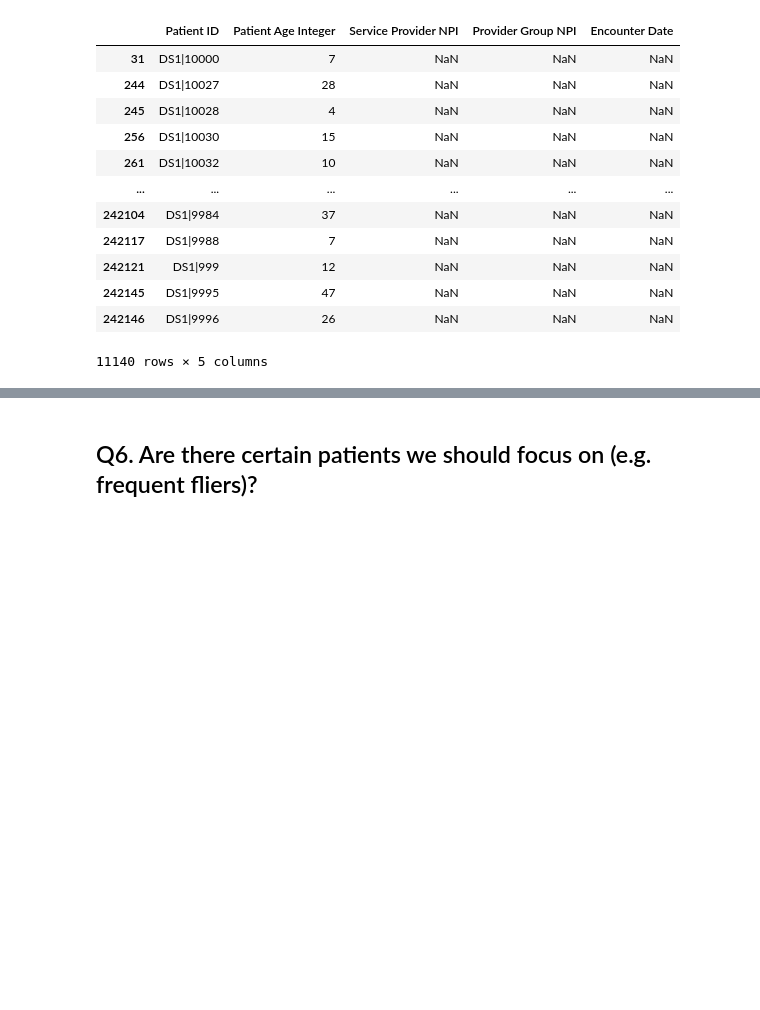
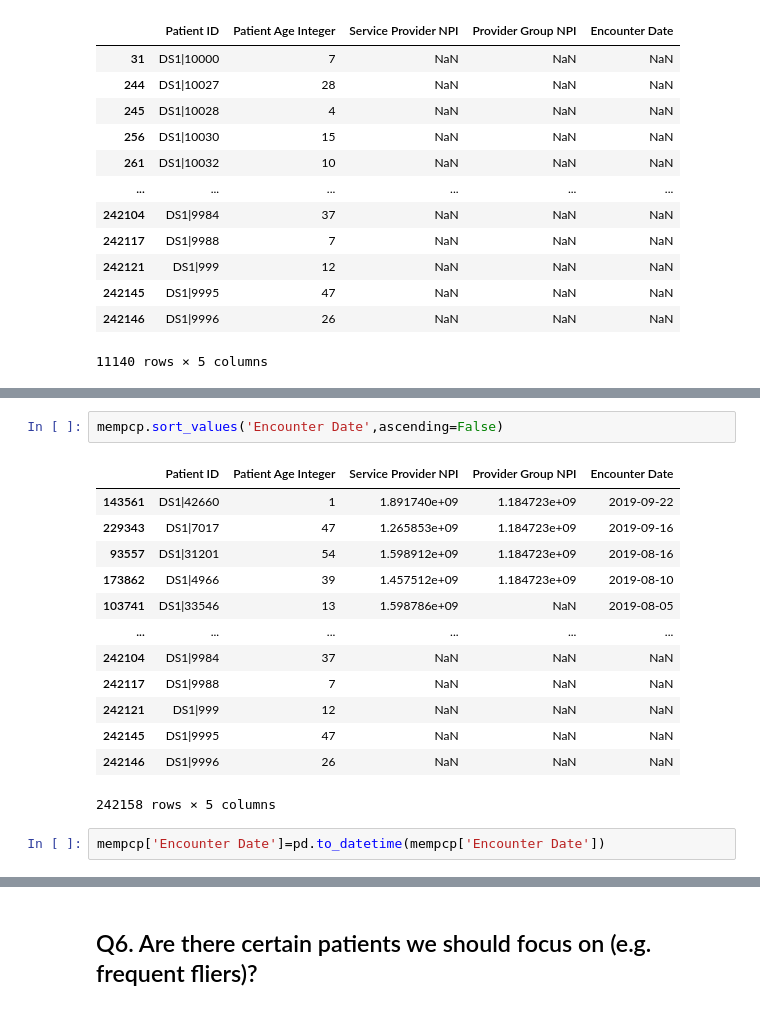
Before and after one commit to rghertel/hospital-readmission-not-koalas, a Jupyter notebook: URSA_hospital_readmission.ipynb, the cells around one changed output, grey strips where cells are left out. Saved outputs shown, nothing was run; the diff lists cells and outputs as text; blank space fills up the shorter version.

```diff
--- a/URSA_hospital_readmission.ipynb
+++ b/URSA_hospital_readmission.ipynb
@@ -541,0 +703,18 @@ dtype: float64
+# %%
+mempcp.sort_values('Encounter Date',ascending=False)
+# %% [output]
+|  | Patient ID | Patient Age Integer | Service Provider NPI | Provider Group NPI | Encounter Date |
+| 143561 | DS1|42660 | 1 | 1.891740e+09 | 1.184723e+09 | 2019-09-22 |
+| 229343 | DS1|7017 | 47 | 1.265853e+09 | 1.184723e+09 | 2019-09-16 |
+| 93557 | DS1|31201 | 54 | 1.598912e+09 | 1.184723e+09 | 2019-08-16 |
+| 173862 | DS1|4966 | 39 | 1.457512e+09 | 1.184723e+09 | 2019-08-10 |
+| 103741 | DS1|33546 | 13 | 1.598786e+09 | NaN | 2019-08-05 |
+| ... | ... | ... | ... | ... | ... |
+| 242104 | DS1|9984 | 37 | NaN | NaN | NaN |
+| 242117 | DS1|9988 | 7 | NaN | NaN | NaN |
+| 242121 | DS1|999 | 12 | NaN | NaN | NaN |
+| 242145 | DS1|9995 | 47 | NaN | NaN | NaN |
+| 242146 | DS1|9996 | 26 | NaN | NaN | NaN |
+242158 rows × 5 columns
+# %%
+mempcp['Encounter Date']=pd.to_datetime(mempcp['Encounter Date'])
```
Also changed, not shown: parts of 37 cells of this notebook.
